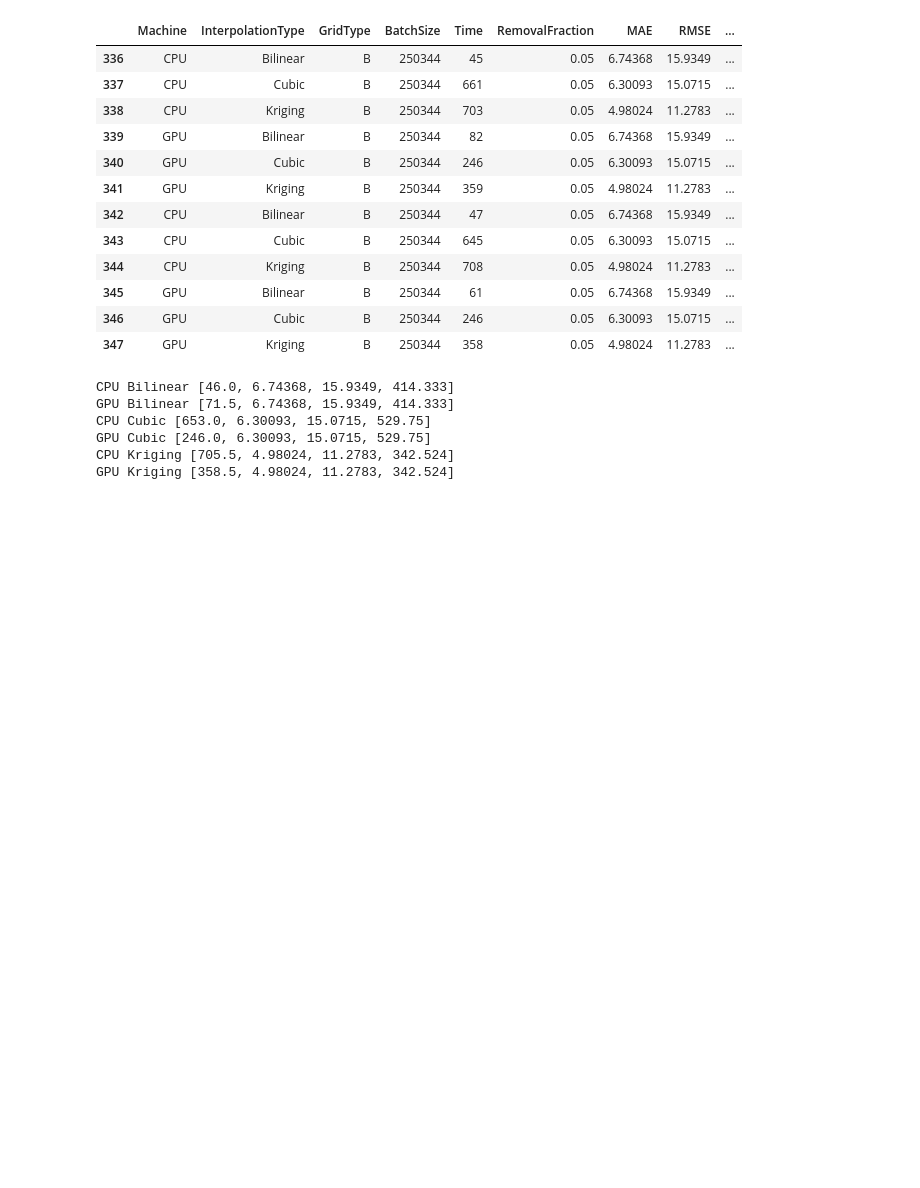
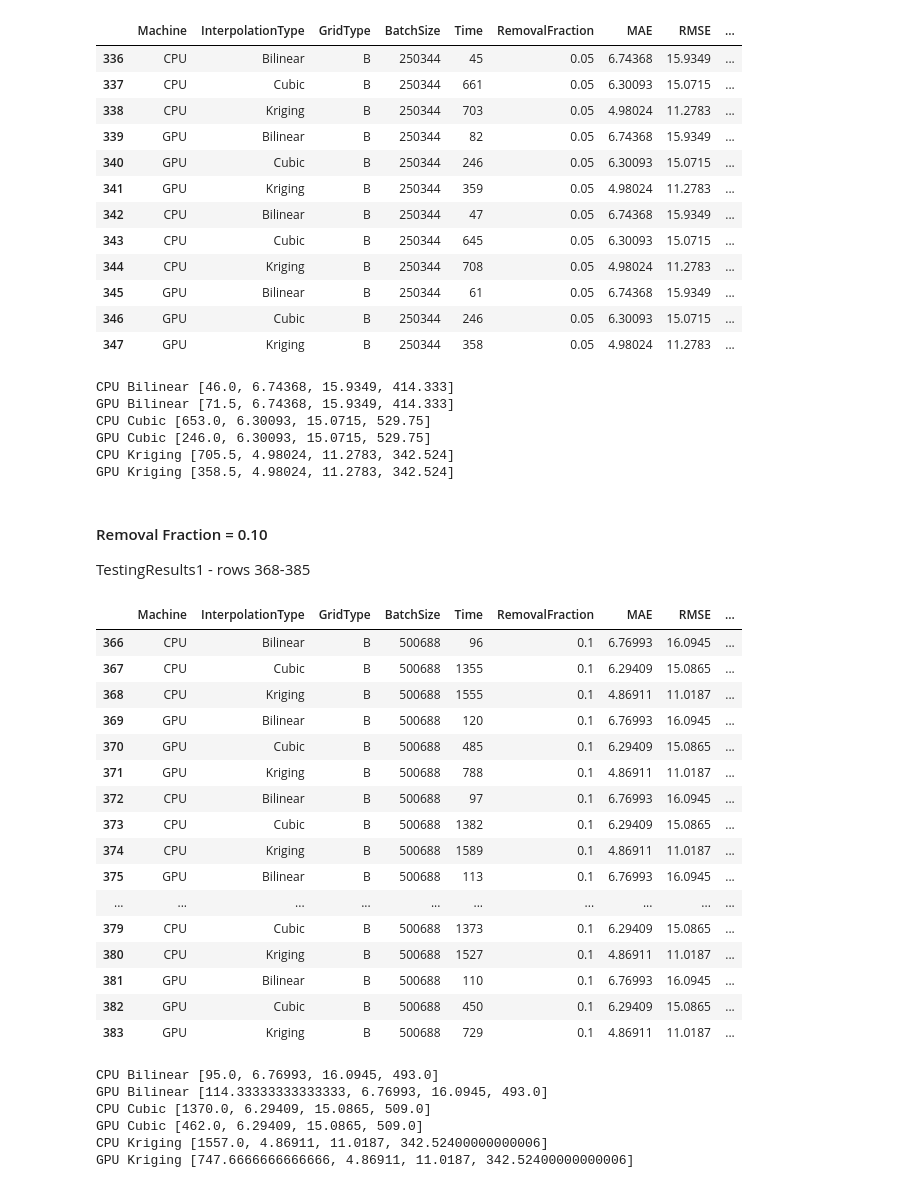
Before and after one commit to devsaxena974/AUV-Real-Time-Interpolation, a Jupyter notebook: code/performance_results.ipynb, the cells around one changed output. Cells and saved outputs as stored; diff of their text form; code cells hidden in the pictures; blank space fills up the shorter version.

```diff
--- a/code/performance_results.ipynb
+++ b/code/performance_results.ipynb
@@ -552,3 +625,76 @@ CPU Cubic [653.0, 6.30093, 15.0715, 529.75]
 GPU Cubic [246.0, 6.30093, 15.0715, 529.75]
 CPU Kriging [705.5, 4.98024, 11.2783, 342.524]
 GPU Kriging [358.5, 4.98024, 11.2783, 342.524]
+# %% [markdown]
+#### Removal Fraction = 0.10
+TestingResults1 - rows 368-385
+# %%
+# indexes are a bit off, go low-row-index - 2 and high-row-index - 1
+kerguelen010 = results.iloc[366:384]
+kerguelen010
+# %% [output]
+|  | Machine | InterpolationType | GridType | BatchSize | Time | RemovalFraction | MAE | RMSE | ... |
+| 366 | CPU | Bilinear | B | 500688 | 96 | 0.1 | 6.76993 | 16.0945 | ... |
+| 367 | CPU | Cubic | B | 500688 | 1355 | 0.1 | 6.29409 | 15.0865 | ... |
+| 368 | CPU | Kriging | B | 500688 | 1555 | 0.1 | 4.86911 | 11.0187 | ... |
+| 369 | GPU | Bilinear | B | 500688 | 120 | 0.1 | 6.76993 | 16.0945 | ... |
+| 370 | GPU | Cubic | B | 500688 | 485 | 0.1 | 6.29409 | 15.0865 | ... |
+| 371 | GPU | Kriging | B | 500688 | 788 | 0.1 | 4.86911 | 11.0187 | ... |
+| 372 | CPU | Bilinear | B | 500688 | 97 | 0.1 | 6.76993 | 16.0945 | ... |
+| 373 | CPU | Cubic | B | 500688 | 1382 | 0.1 | 6.29409 | 15.0865 | ... |
+| 374 | CPU | Kriging | B | 500688 | 1589 | 0.1 | 4.86911 | 11.0187 | ... |
+| 375 | GPU | Bilinear | B | 500688 | 113 | 0.1 | 6.76993 | 16.0945 | ... |
+| ... | ... | ... | ... | ... | ... | ... | ... | ... | ... |
+| 379 | CPU | Cubic | B | 500688 | 1373 | 0.1 | 6.29409 | 15.0865 | ... |
+| 380 | CPU | Kriging | B | 500688 | 1527 | 0.1 | 4.86911 | 11.0187 | ... |
+| 381 | GPU | Bilinear | B | 500688 | 110 | 0.1 | 6.76993 | 16.0945 | ... |
+| 382 | GPU | Cubic | B | 500688 | 450 | 0.1 | 6.29409 | 15.0865 | ... |
+| 383 | GPU | Kriging | B | 500688 | 729 | 0.1 | 4.86911 | 11.0187 | ... |
+# %%
+interp_types = ['Bilinear', 'Cubic', 'Kriging']
+machines = ['CPU', 'GPU']
+
+perf = {
+    'CPU Bilinear': [],
+    'GPU Bilinear': [],
+    'CPU Cubic': [],
+    'GPU Cubic': [],
+    'CPU Kriging': [],
+    'GPU Kriging': []
+}
+
+for interp in interp_types:
+    for machine in machines:
+        key_string = machine + " " + interp
+        # 1) Get all entries for machine and interpolation type from larger set
+        subset = kerguelen010.loc[(kerguelen010['Machine'] == machine) & (kerguelen010['InterpolationType'] == interp)]
+
+        # 2) Sum over all times and divide by length to get average
+        average = np.mean(subset['Time'].values)
+
+        perf[key_string].append(average)
+
+        # 3) Average out the Mean Absolute Error (MAE's)
+        mae_avg = np.mean(subset['MAE'].values)
+
+        perf[key_string].append(mae_avg)
+
+        # 4) Average out the Root Mean Squared Error (RMSE's)
+        rmse_avg = np.mean(subset['RMSE'].values)
+
+        perf[key_string].append(rmse_avg)
+
+        # 5) Average out the max error's
+        max_err_avg = np.mean(subset['Max Error'].values)
+
+        perf[key_string].append(max_err_avg)
+
+for key in perf.keys():
+    print(key, perf[key])
+# %% [output]
+CPU Bilinear [95.0, 6.76993, 16.0945, 493.0]
+GPU Bilinear [114.33333333333333, 6.76993, 16.0945, 493.0]
+CPU Cubic [1370.0, 6.29409, 15.0865, 509.0]
+GPU Cubic [462.0, 6.29409, 15.0865, 509.0]
+CPU Kriging [1557.0, 4.86911, 11.0187, 342.52400000000006]
+GPU Kriging [747.6666666666666, 4.86911, 11.0187, 342.52400000000006]
```
Also changed, not shown: parts of 6 cells of this notebook, 4 other files.
